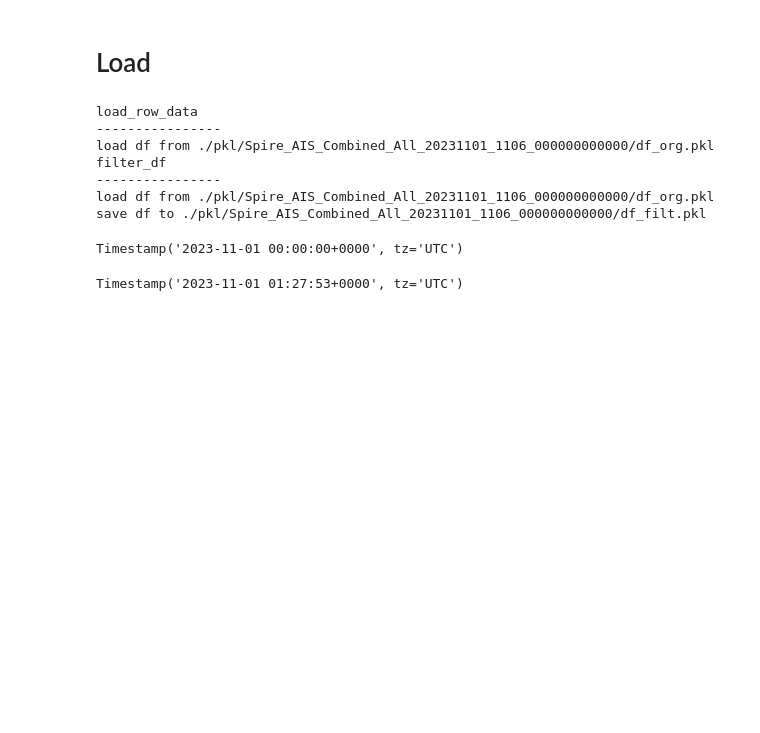
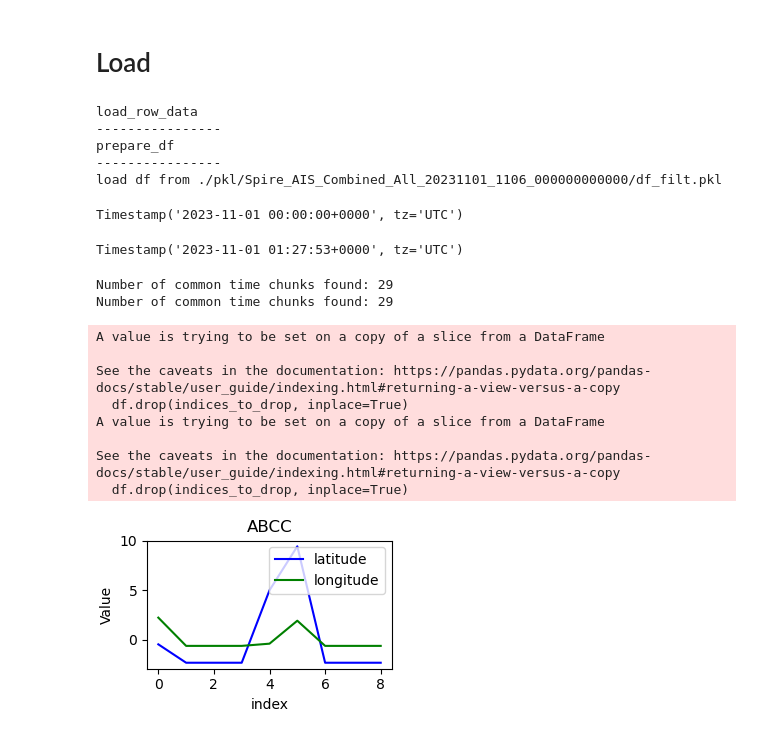
Before and after one commit to giladdanin10/tip-and-que-ships-personal, a Jupyter notebook: explore ships.ipynb, the cells around one changed output. Saved outputs shown, nothing was run; the diff lists cells and outputs as text; code cells hidden in the pictures; blank space fills up the shorter version.

```diff
--- a/explore ships.ipynb
+++ b/explore ships.ipynb
@@ -52,22 +53,49 @@ params['df_filter_dic'] = {}
 # %%
-save_folder = params['save_folder_base']+'/'+ get_file_base_name(params['input_csv_file_name_full'])
 df = ships.load_raw_data(params['input_csv_file_name_full'],reload_level=params['reload_level'],save_folder=save_folder)
 
 # filter_df
 df = ships.prepare_df(df,reload_level=params['reload_level'],df_filter_dic=params['df_filter_dic'],save_folder=save_folder,columns_list_keep=params['columns_list_keep'])
 
-# data_dic = ships.create_data_dic(df,reload_level=params['reload_level'],save_folder=save_folder)
+data_dic = ships.create_data_dic(df,reload_level=params['reload_level'],save_folder=save_folder)
 # %% [output]
 load_row_data
 ----------------
-load df from ./pkl/Spire_AIS_Combined_All_20231101_1106_000000000000/df_org.pkl
-filter_df
+prepare_df
 ----------------
-load df from ./pkl/Spire_AIS_Combined_All_20231101_1106_000000000000/df_org.pkl
-save df to ./pkl/Spire_AIS_Combined_All_20231101_1106_000000000000/df_filt.pkl
+load df from ./pkl/Spire_AIS_Combined_All_20231101_1106_000000000000/df_filt.pkl
 # %%
 display(df.time.min())
 display(df.time.max())
 # %% [output]
 Timestamp('2023-11-01 00:00:00+0000', tz='UTC')
 Timestamp('2023-11-01 01:27:53+0000', tz='UTC')
+# %%
+from scipy.signal import find_peaks
+
+
+ship_df = ships.get_ship_df(df,'ABCC',item_type='name',handle_common_time_rows=True)
+ship_df.loc[:,'time_seconds']=ship_df.loc[:,'time_seconds']-ship_df.loc[:,'time_seconds'].min()
+
+
+# display([ship_df['time_seconds']])
+ships.plot_ship_data(df,'ABCC',pre_process='remove_bias')
+
+
+ship_df = normalize_columns(ship_df,columns=['latitude'],method='min-max')
+
+
+# x = np.array(ship_df['latitude'])[1:]
+# peak_points = find_peaks(x,distance=3)[0]
+# plot (x,marker_points=peak_points,line_style='-',marker_style='x',marker_points_style='o')
+# %% [output]
+Number of common time chunks found: 29
+Number of common time chunks found: 29
+A value is trying to be set on a copy of a slice from a DataFrame
+
+See the caveats in the documentation: https://pandas.pydata.org/pandas-docs/stable/user_guide/indexing.html#returning-a-view-versus-a-copy
+  df.drop(indices_to_drop, inplace=True)
+A value is trying to be set on a copy of a slice from a DataFrame
+
+See the caveats in the documentation: https://pandas.pydata.org/pandas-docs/stable/user_guide/indexing.html#returning-a-view-versus-a-copy
+  df.drop(indices_to_drop, inplace=True)
+[figure, added]
```
Also changed, not shown: parts of 8 cells of this notebook, 4 other files.
